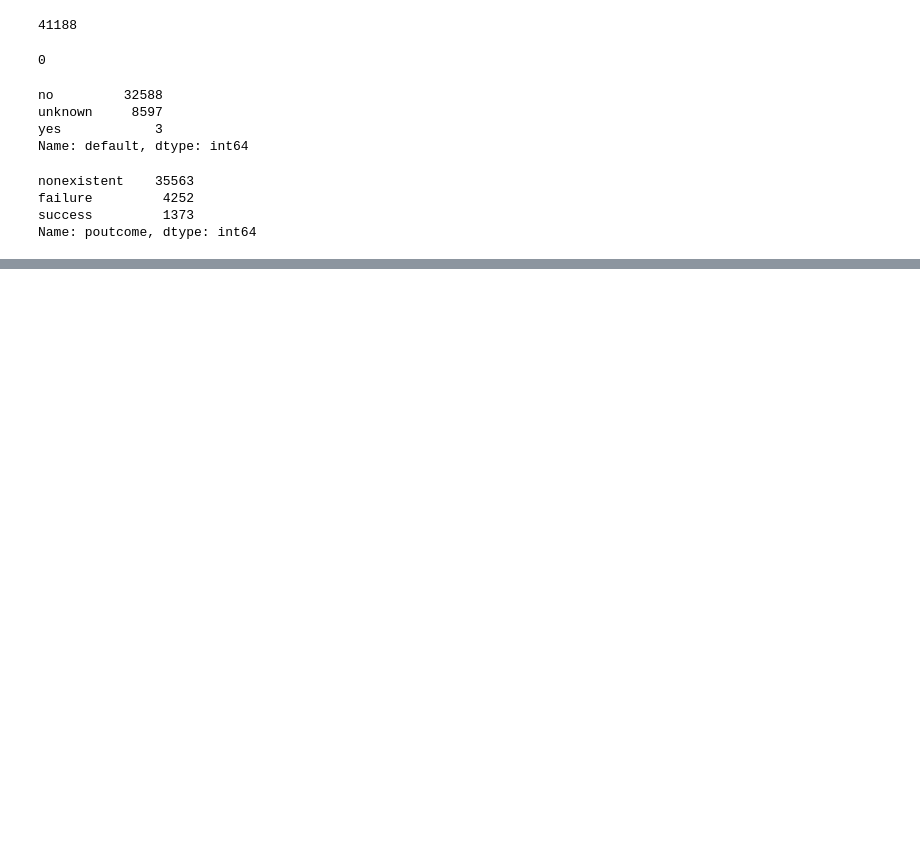
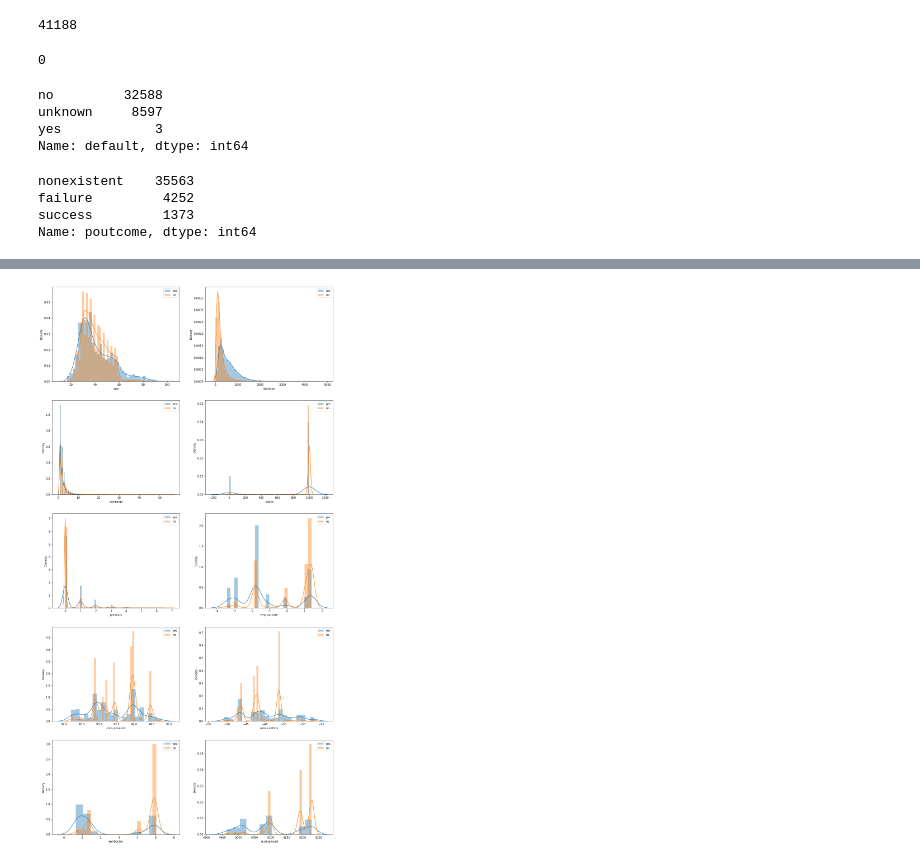
Before and after one commit to AmirRoshaniMoghaddam/bank_marketing, a Jupyter notebook: eda.ipynb, the cells around one changed output, grey strips where cells are left out. Cells and saved outputs as stored; diff of their text form; code cells hidden in the pictures; blank space fills up the shorter version.

```diff
--- a/eda.ipynb
+++ b/eda.ipynb
@@ -72,0 +138,12 @@ Name: poutcome, dtype: int64
+# %%
+plt.figure(figsize=(18,36))
+
+for i in range(10):
+
+    plt.subplot(5,2,i+1)
+
+    sns.distplot(df[df['y']=='yes'][numerics[i]], label = 'yes')
+    sns.distplot(df[df['y']=='no'][numerics[i]], label = 'no')
+    plt.legend()
+# %% [output]
+[figure, added]
```
Also changed, not shown: parts of 45 cells of this notebook.
